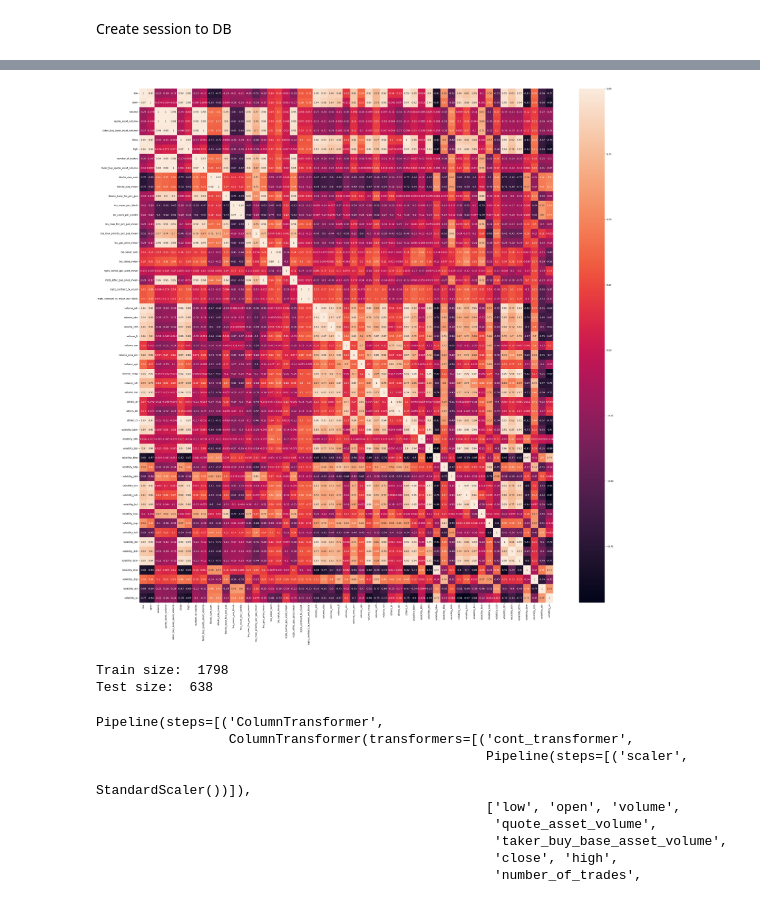
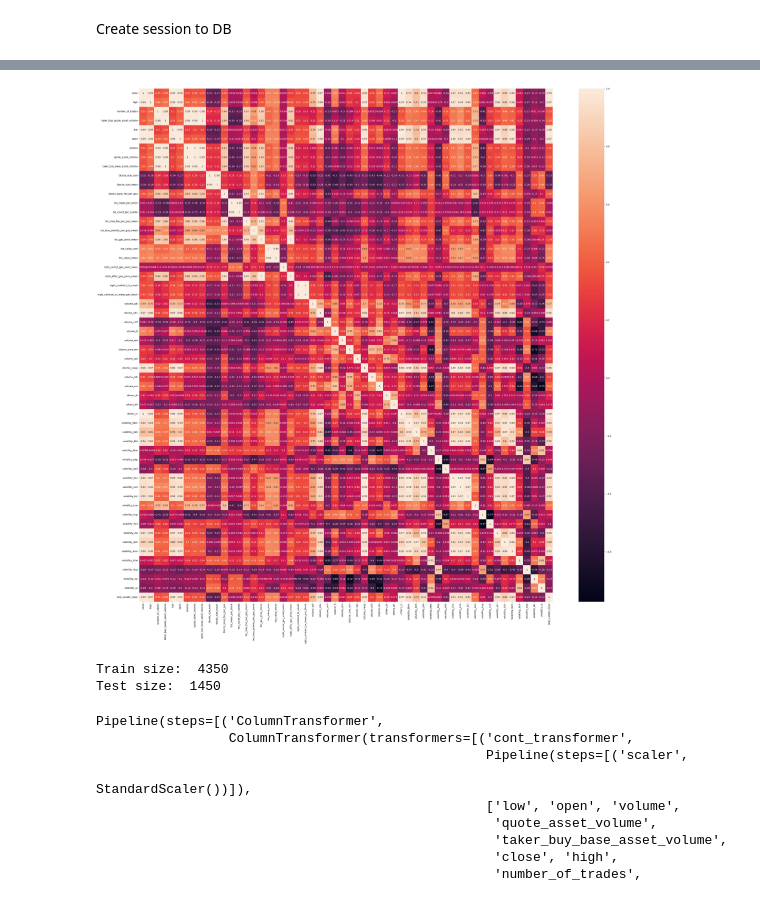
Before and after one commit to mariusvi/ai-tg-bot, a Jupyter notebook: notebooks/modelling.ipynb, the cells around one changed output, grey strips where cells are left out. Drawn from its saved outputs; the diff is of its cells as text; code cells hidden in the pictures.

```diff
--- a/notebooks/modelling.ipynb
+++ b/notebooks/modelling.ipynb
@@ -208,0 +157,7 @@ memory usage: 19.4 KB
+# %%
+data = TickerBlocksDfConstructor(session)
+df = data.fetch_and_merge_data()
+ticker = data.get_ticker()
+blocks = data.get_blocks()
+txs = data.get_txs()
+receipts = data.get_receipts()
@@ -208,0 +239,35 @@ memory usage: 19.4 KB
+# %%
+class CalculateTaTransformer(BaseEstimator, TransformerMixin):
+    def __init__(self) -> None:
+        pass
+
+    def fit(self, X: pd.DataFrame, y: Optional[Any] = None):
+        return self
+
+    def transform(self, X: pd.DataFrame, y: Optional[Any] = None) -> int:
+        data = X.copy()
+        data = ta.add_volume_ta(data, "high", "low", "close", "volume", fillna=True)
+        data = ta.add_others_ta(data, "close", fillna=True)
+        data = ta.add_volatility_ta(data, "high", "low", "close", fillna=True)
+        data.drop(["volatility_bbhi", "volatility_kchi"], axis=1, inplace=True)
+        return data
+# %%
+class CreateLabelTransformer(BaseEstimator, TransformerMixin):
+    def __init__(self) -> None:
+        pass
+
+    def fit(self, X: pd.DataFrame, y: Optional[Any] = None):
+        return self
+
+    def transform(self, X: pd.DataFrame, y: Optional[Any] = None) -> int:
+        data = X.copy()
+        data.sort_values(by="close_time", ascending=False, inplace=True)
+        data["next_candle_close"] = data.close.shift(periods=1)
+        data.drop(data.head(1).index,inplace=True)
+        return data
+# %%
+tr = CalculateTaTransformer()
+data = tr.fit_transform(df)
+tr = CreateLabelTransformer()
+data = tr.fit_transform(data)
+data.head(5)
@@ -247,12 +321,12 @@ cont_features = ["low", "open", "volume", "quote_asset_volume",
 # %%
 plt.figure(figsize=(40, 40))
-corr = ticker_df[cont_features].corr()
+corr = data.corr()
 sns.heatmap(corr, annot=True,
             xticklabels=corr.columns.values,
             yticklabels=corr.columns.values)
 plt.show()
 # %% [output]
-[figure, old version]
+[figure, new version]
 # %%
 cont_pipeline = Pipeline([
     ("scaler", StandardScaler()),
@@ -265,12 +339,12 @@ pipeline = Pipeline([
     ("model", LinearRegression())
 ])
 # %%
-train_df, test_df = train_test_split(ticker_df)
+train_df, test_df = train_test_split(data)
 print("Train size: ", train_df.size)
 print("Test size: ", test_df.size)
 # %% [output]
-Train size:  1798
-Test size:  638
+Train size:  4350
+Test size:  1450
 # %%
 pipeline.fit(train_df, train_df["next_candle_close"].values)
 # %% [output]
```
Also changed, not shown: parts of 32 cells of this notebook.
